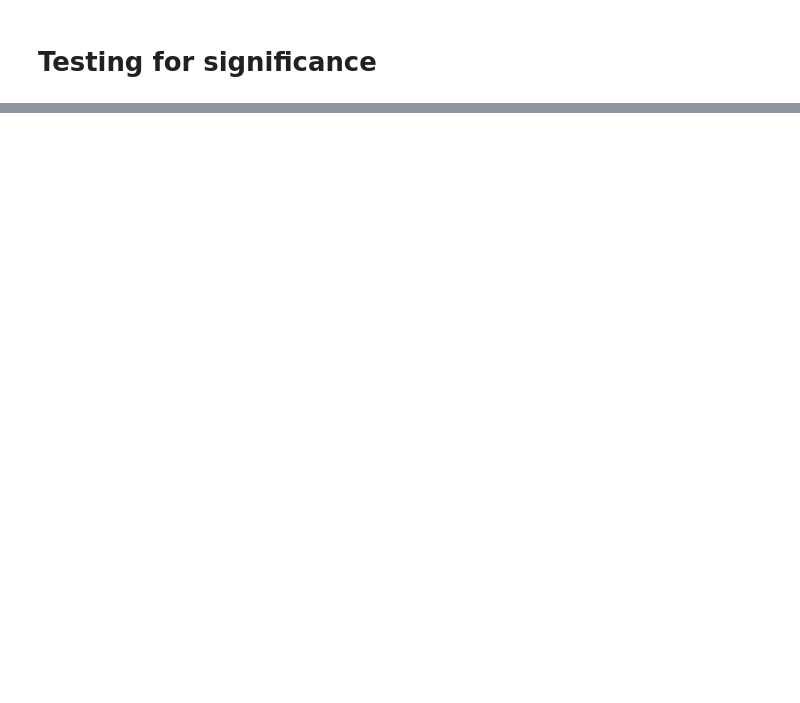
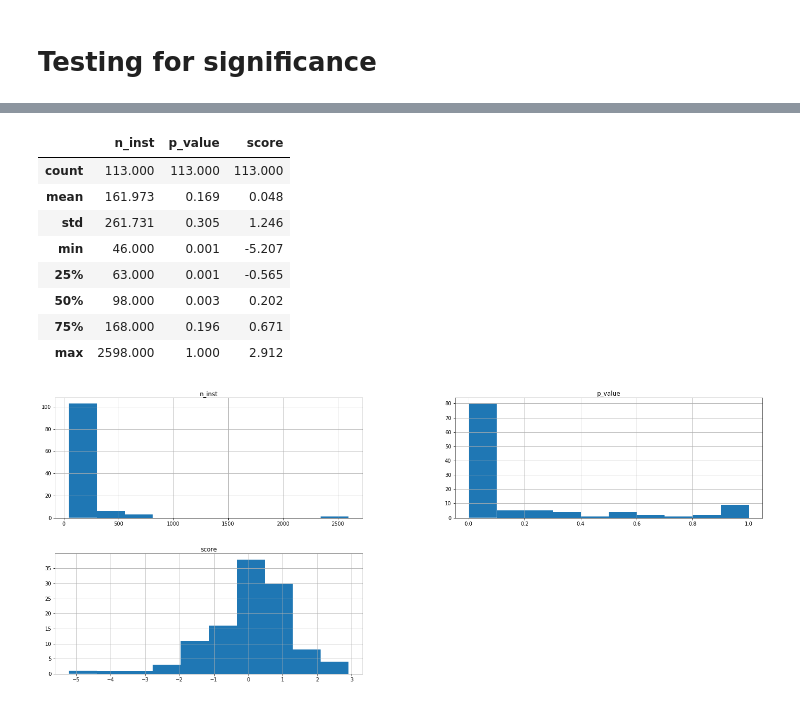
Before and after one commit to biolab/ipynb, a Jupyter notebook: 2017-monroe/monroe-netztest.ipynb, the cells around one changed output, grey strips where cells are left out. Saved outputs shown, nothing was run; the diff lists cells and outputs as text; code cells hidden in the pictures; blank space fills up the shorter version.

```diff
--- a/2017-monroe/monroe-netztest.ipynb
+++ b/2017-monroe/monroe-netztest.ipynb
@@ -299,0 +371,3 @@ Name: p_value, dtype: float64
+# %%
+%%time
+network_type_model_sim_mcc_mnc_pvals = ttest(X, ['network_type', 'sim_mcc_mnc', 'model'], y, n_jobs=-1)
@@ -299,0 +401,14 @@ Name: p_value, dtype: float64
+# %%
+network_type_model_sim_mcc_mnc_pvals.hist()
+network_type_model_sim_mcc_mnc_pvals.describe()
+# %% [output]
+|  | n_inst | p_value | score |
+| count | 113.000 | 113.000 | 113.000 |
+| mean | 161.973 | 0.169 | 0.048 |
+| std | 261.731 | 0.305 | 1.246 |
+| min | 46.000 | 0.001 | -5.207 |
+| 25% | 63.000 | 0.001 | -0.565 |
+| 50% | 98.000 | 0.003 | 0.202 |
+| 75% | 168.000 | 0.196 | 0.671 |
+| max | 2598.000 | 1.000 | 2.912 |
+[figure, added]
```
Also changed, not shown: parts of 31 cells of this notebook.
